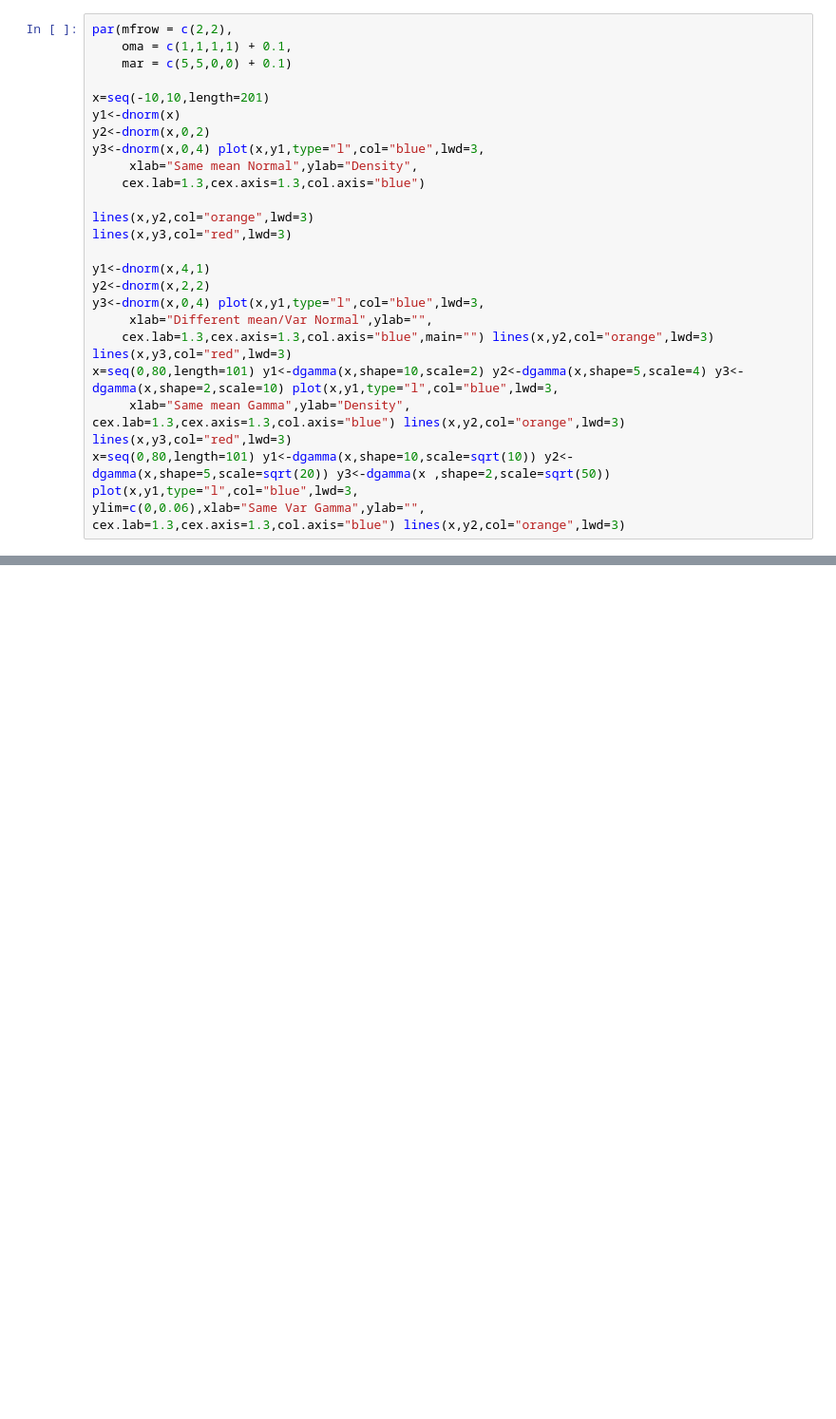
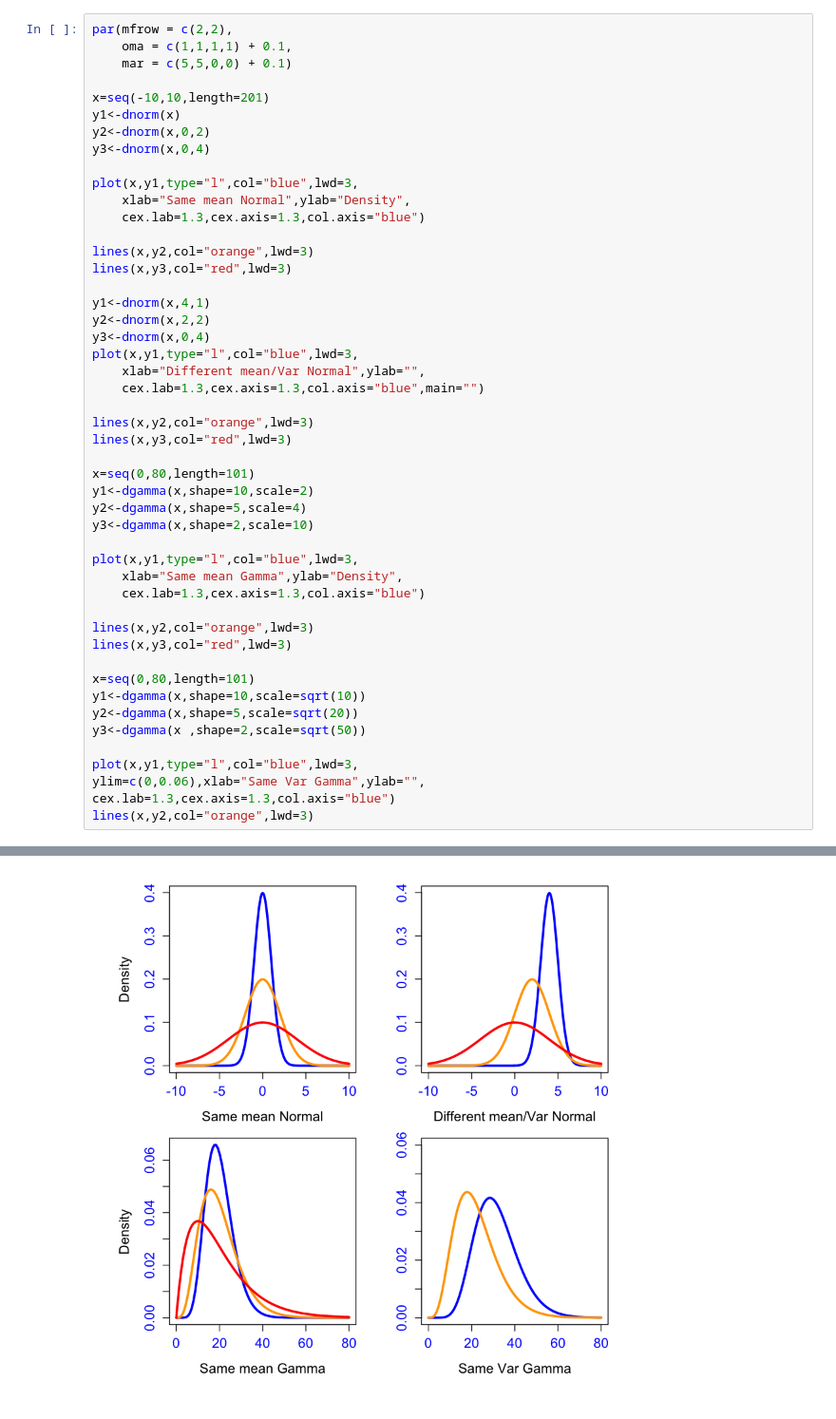
Before and after one commit to trankhanhtk/Stats-Bio-in-R, a Jupyter notebook: 4.3_Variance_STD_Coefficient_of_Varication.ipynb, the cells around one changed output, grey strips where cells are left out. Shown at 95% size. Cells and saved outputs as stored; diff of their text form; blank space fills up the shorter version.

```diff
--- a/4.3_Variance_STD_Coefficient_of_Varication.ipynb
+++ b/4.3_Variance_STD_Coefficient_of_Varication.ipynb
@@ -6,8 +6,10 @@ par(mfrow = c(2,2),
 x=seq(-10,10,length=201)
 y1<-dnorm(x)
 y2<-dnorm(x,0,2)
-y3<-dnorm(x,0,4) plot(x,y1,type="l",col="blue",lwd=3,
-     xlab="Same mean Normal",ylab="Density",
+y3<-dnorm(x,0,4)
+
+plot(x,y1,type="l",col="blue",lwd=3,
+    xlab="Same mean Normal",ylab="Density",
     cex.lab=1.3,cex.axis=1.3,col.axis="blue")
 
 lines(x,y2,col="orange",lwd=3)
@@ -15,13 +17,33 @@ lines(x,y3,col="red",lwd=3)
 
 y1<-dnorm(x,4,1)
 y2<-dnorm(x,2,2)
-y3<-dnorm(x,0,4) plot(x,y1,type="l",col="blue",lwd=3,
-     xlab="Different mean/Var Normal",ylab="",
-    cex.lab=1.3,cex.axis=1.3,col.axis="blue",main="") lines(x,y2,col="orange",lwd=3) lines(x,y3,col="red",lwd=3)
-x=seq(0,80,length=101) y1<-dgamma(x,shape=10,scale=2) y2<-dgamma(x,shape=5,scale=4) y3<-dgamma(x,shape=2,scale=10) plot(x,y1,type="l",col="blue",lwd=3,
-     xlab="Same mean Gamma",ylab="Density",
-cex.lab=1.3,cex.axis=1.3,col.axis="blue") lines(x,y2,col="orange",lwd=3) lines(x,y3,col="red",lwd=3)
-x=seq(0,80,length=101) y1<-dgamma(x,shape=10,scale=sqrt(10)) y2<-dgamma(x,shape=5,scale=sqrt(20)) y3<-dgamma(x ,shape=2,scale=sqrt(50)) plot(x,y1,type="l",col="blue",lwd=3,
+y3<-dnorm(x,0,4)
+plot(x,y1,type="l",col="blue",lwd=3,
+    xlab="Different mean/Var Normal",ylab="",
+    cex.lab=1.3,cex.axis=1.3,col.axis="blue",main="")
+
+lines(x,y2,col="orange",lwd=3)
+lines(x,y3,col="red",lwd=3)
+
+x=seq(0,80,length=101)
+y1<-dgamma(x,shape=10,scale=2)
+y2<-dgamma(x,shape=5,scale=4)
+y3<-dgamma(x,shape=2,scale=10)
+
+plot(x,y1,type="l",col="blue",lwd=3,
+    xlab="Same mean Gamma",ylab="Density",
+    cex.lab=1.3,cex.axis=1.3,col.axis="blue")
+
+lines(x,y2,col="orange",lwd=3)
+lines(x,y3,col="red",lwd=3)
+
+x=seq(0,80,length=101)
+y1<-dgamma(x,shape=10,scale=sqrt(10))
+y2<-dgamma(x,shape=5,scale=sqrt(20))
+y3<-dgamma(x ,shape=2,scale=sqrt(50))
+
+plot(x,y1,type="l",col="blue",lwd=3,
 ylim=c(0,0.06),xlab="Same Var Gamma",ylab="",
-cex.lab=1.3,cex.axis=1.3,col.axis="blue") lines(x,y2,col="orange",lwd=3)
+cex.lab=1.3,cex.axis=1.3,col.axis="blue")
+lines(x,y2,col="orange",lwd=3)
 # %% [output]
@@ -30,0 +50 @@ ERROR: Error in parse(text = x, srcfile = src): <text>:1:26: unexpected symbol
+[figure, added]
```
Also changed, not shown: parts of 1 cell of this notebook.
